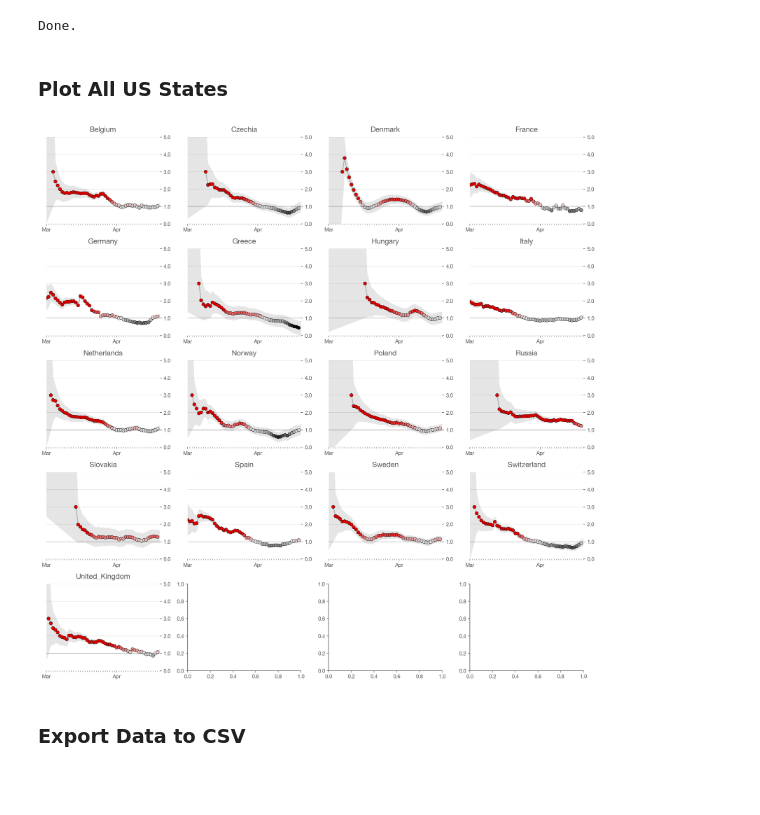
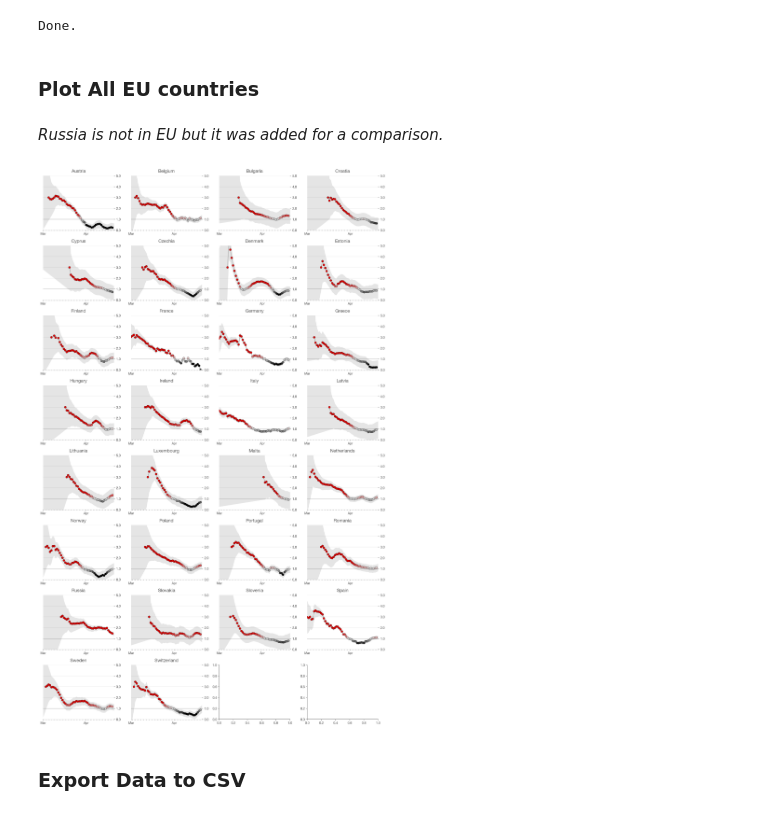
Before and after one commit to pmm-sumo/covid-19, a Jupyter notebook: Realtime R0.ipynb, the cells around one changed output. Saved outputs shown, nothing was run; the diff lists cells and outputs as text; code cells hidden in the pictures; blank space fills up the shorter version.

```diff
--- a/Realtime R0.ipynb
+++ b/Realtime R0.ipynb
@@ -468,7 +465,7 @@ ax = posteriors.plot(title=f'{country_name} - Daily Posterior for $R_t$',
            lw=1,
            c='k',
            alpha=.3,
-           xlim=(0.4,6))
+           xlim=(0.1,6))
 
 ax.set_xlabel('$R_t$');
 # %% [output]
@@ -585,7 +582,7 @@ Above we said we'd choose the value of $\sigma$ that maximizes the likelihood of
 sigmas = np.linspace(1/20, 1, 20)
 
 countries = eu_countries
-targets = eu_countries.index.get_level_values('country').isin(COUNTRIES_CONSIDERED)
+targets = eu_countries.index.get_level_values('country').isin(COUNTRIES_INCLUDED)
 countries_to_process = countries.loc[targets]
 
 results = {}
@@ -623,7 +620,7 @@ Now that we have all the log likelihoods, we can sum for each value of sigma acr
 total_log_likelihoods = np.zeros_like(sigmas)
 
 # Loop through each state's results and add the log likelihoods to the running total.
-for state_name, result in results.items():
+for country_name, result in results.items():
     total_log_likelihoods += result['log_likelihoods']
 
 # Select the index with the largest log likelihood total
@@ -647,8 +644,8 @@ Given that we've selected the optimal $\sigma$, let's grab the precalculated pos
 # %%
 final_results = None
 
-for state_name, result in results.items():
-    print(state_name)
+for country_name, result in results.items():
+    print(country_name)
     posteriors = result['posteriors'][max_likelihood_index]
     hdis_90 = highest_density_interval(posteriors, p=.9)
     hdis_50 = highest_density_interval(posteriors, p=.5)
@@ -664,20 +661,22 @@ print('Done.')
 # %% [output]
 Done.
 # %% [markdown]
-### Plot All US States
+### Plot All EU countries
+# %% [markdown]
+_Russia is not in EU but it was added for a comparison._
 # %%
 ncols = 4
 nrows = int(np.ceil(len(results) / ncols))
 
 fig, axes = plt.subplots(nrows=nrows, ncols=ncols, figsize=(15, nrows*3))
 
-for i, (state_name, result) in enumerate(final_results.groupby('country')):
-    plot_rt(result, axes.flat[i], state_name)
+for i, (country_name, result) in enumerate(final_results.groupby('country')):
+    plot_rt(result, axes.flat[i], country_name)
 
 fig.tight_layout()
 fig.set_facecolor('w')
 # %% [output]
-[figure, old version]
+[figure, new version]
 # %% [markdown]
 ### Export Data to CSV
 # %%
```
Also changed, not shown: parts of 17 cells of this notebook.
